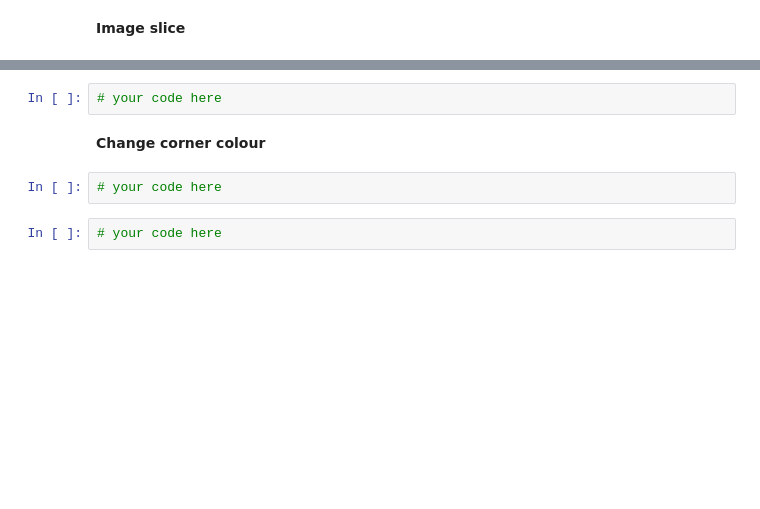
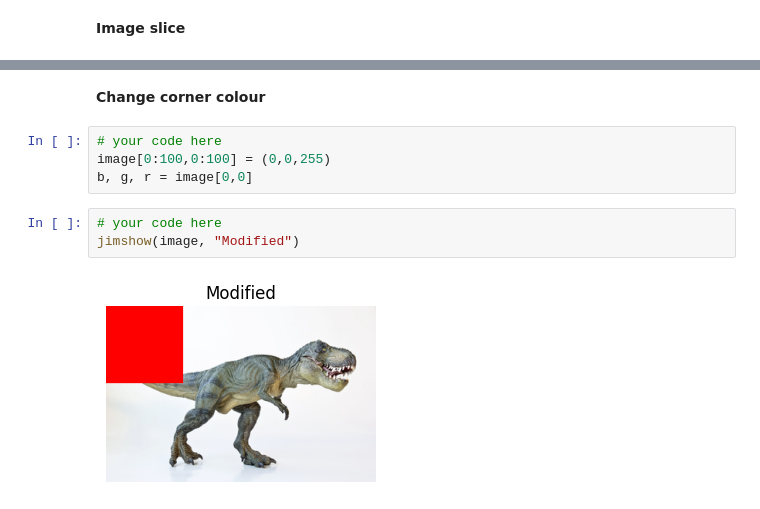
Before and after one commit to Olihaha/cds-visual, a Jupyter notebook: nbs/session1_inclass_oli.ipynb, the cells around one changed output, grey strips where cells are left out. Cells and saved outputs as stored; diff of their text form; blank space fills up the shorter version.

```diff
--- a/nbs/session1_inclass_oli.ipynb
+++ b/nbs/session1_inclass_oli.ipynb
@@ -288,8 +325,11 @@ __Image slice__
-# %%
-# your code here
 # %% [markdown]
 __Change corner colour__
+# %%
+# your code here
+image[0:100,0:100] = (0,0,255)
+b, g, r = image[0,0]
 # %%
 # your code here
+jimshow(image, "Modified")
+# %% [output]
+[figure, added]
-# %%
-# your code here
```
Also changed, not shown: parts of 24 cells of this notebook.
